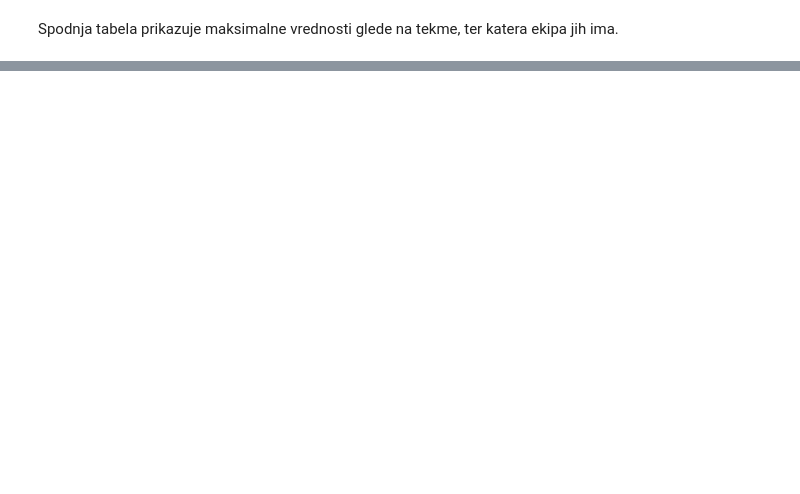
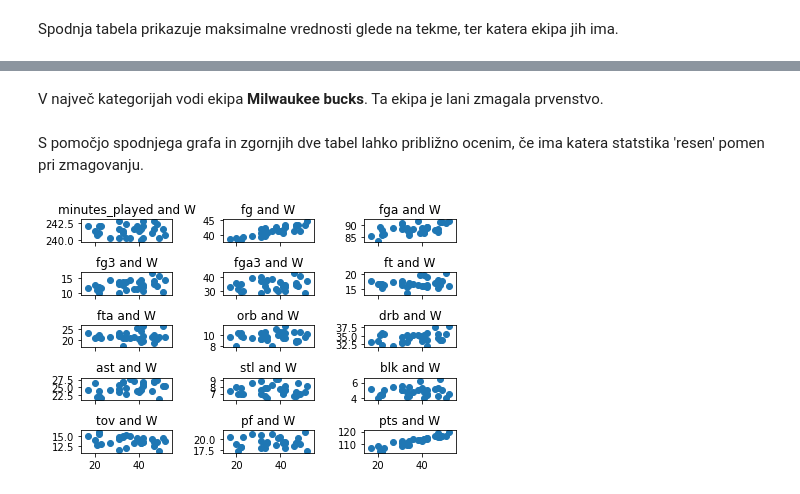
Before and after one commit to tinmarkon/Analiza-lige-NBA, a Jupyter notebook: Prikaz_podatkov.ipynb, the cells around one changed output, grey strips where cells are left out. Cells and saved outputs as stored; diff of their text form; code cells hidden in the pictures; blank space fills up the shorter version.

```diff
--- a/Prikaz_podatkov.ipynb
+++ b/Prikaz_podatkov.ipynb
@@ -11,7 +11,7 @@ import pandas as pd
 
 players = pd.read_csv("players.csv", index_col="id")
 teams = pd.read_csv("teams.csv", index_col="team_id")
-teams_advanced = pd.read_csv("teams_advanced.csv")
+teams_standings = pd.read_csv("teams_advanced.csv")
 # %% [markdown]
 Preverimo ali podatki izgledajo vredu.
 # %%
@@ -47,9 +88,9 @@ teams_advanced.head()
 # %% [markdown]
 Ker potrebujem samo stolpce z imenom ekipe, število zmag in porazov, ostale stolpce zbrišem.
 # %%
-teams_advanced = teams_advanced[['Team', 'W', 'L']]
-teams_advanced.columns = ['team', 'w', 'l']
-teams_advanced.head()
+teams_standings = teams_standings[['Team', 'W', 'L']]
+teams_standings.columns = ['team', 'w', 'l']
+teams_standings.head()
 # %% [output]
 |  | team | w | l |
 | 0 | Utah Jazz | 52 | 20 |
@@ -62,3 +116,5 @@ Zdaj bom še odstranil ime ekipe, saj je dovolj da naredim novo tabelo z id-ji i
 # %%
 team_ids = teams['team'].copy()
 teams = teams.drop("team", axis=1)
+team_ids= team_ids.reset_index()
+team_ids
@@ -64,0 +141,4 @@ teams = teams.drop("team", axis=1)
+# %%
+teams_standings = teams_standings.merge(team_ids, how='left', on='team')
+teams_standings = teams_standings.drop('team', axis=1)
+teams_standings.set_index('team_id')
@@ -124,0 +203,24 @@ max_teams.rename(columns={0: 'max_id', 1: 'max_value'})
+# %% [markdown]
+V največ kategorijah vodi ekipa **Milwaukee bucks**. Ta ekipa je lani zmagala prvenstvo.
+# %% [markdown]
+S pomočjo spodnjega grafa in zgornjih dve tabel lahko približno ocenim, če ima katera statstika 'resen' pomen pri zmagovanju.
+# %%
+import matplotlib.pyplot as plt
+import numpy as np
+%matplotlib inline
+
+x = teams_standings['w']
+
+fig, ax = plt.subplots(5, 3, sharex=True)
+counter = 0
+for vrstica in range(5):
+    for stolpec in range(3):
+        ax[vrstica, stolpec].set_title(f"{teams.columns[counter  + 1]} and W")
+        ax[vrstica, stolpec].scatter(x, teams.iloc[:, counter + 1])
+        counter += 1
+
+fig.tight_layout()
+
+plt.show()
+# %% [output]
+[figure, added]
```
Also changed, not shown: parts of 33 cells of this notebook.
